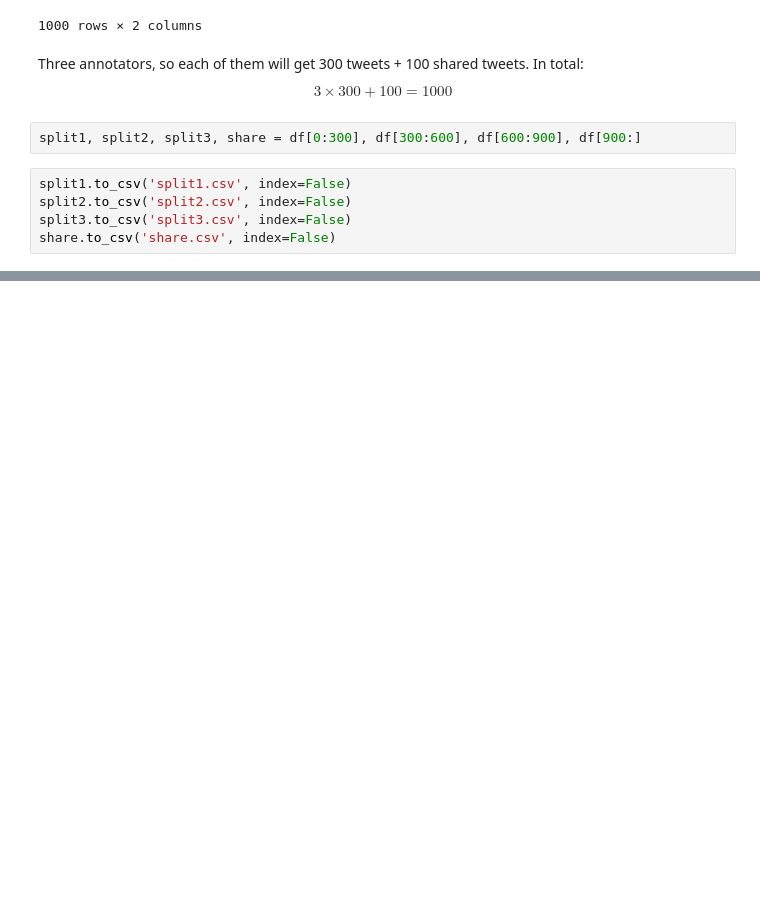
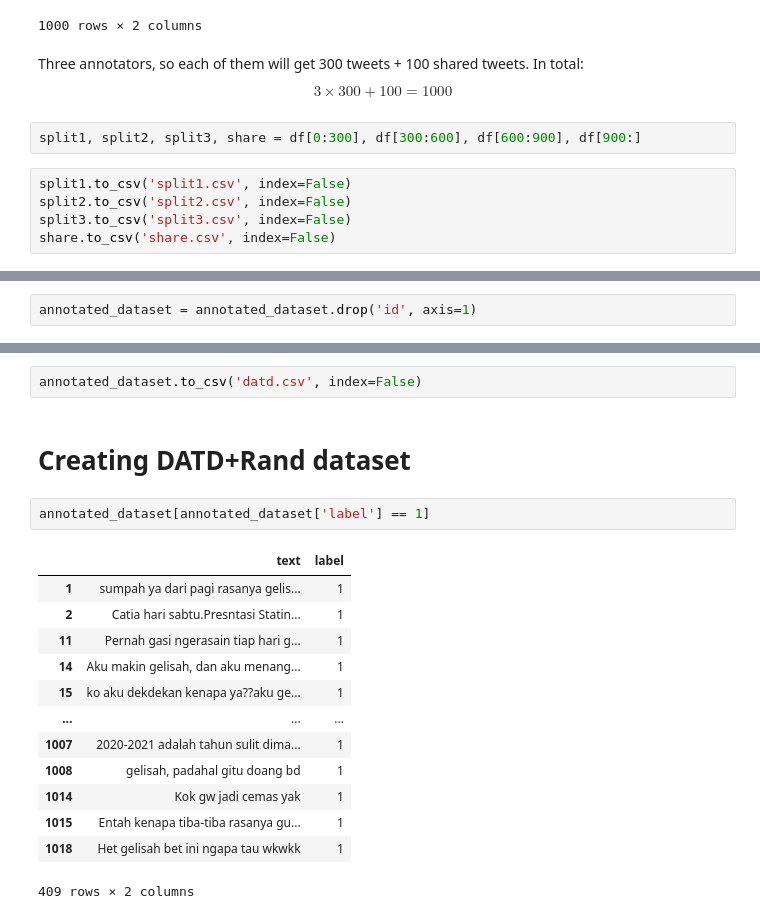
Before and after one commit to b21-cap0029/bangkit-capstone, a Jupyter notebook: ml/dataset/annotator/annotate_split.ipynb, the cells around one changed output, grey strips where cells are left out. Cells and saved outputs as stored; diff of their text form; blank space fills up the shorter version.

```diff
--- a/ml/dataset/annotator/annotate_split.ipynb
+++ b/ml/dataset/annotator/annotate_split.ipynb
@@ -58,0 +145,2 @@ share.to_csv('share.csv', index=False)
+# %%
+annotated_dataset = annotated_dataset.drop('id', axis=1)
@@ -58,0 +164,20 @@ share.to_csv('share.csv', index=False)
+# %%
+annotated_dataset.to_csv('datd.csv', index=False)
+# %% [markdown]
+# Creating DATD+Rand dataset
+# %%
+annotated_dataset[annotated_dataset['label'] == 1]
+# %% [output]
+|  | text | label |
+| 1 | sumpah ya dari pagi rasanya gelis... | 1 |
+| 2 | Catia hari sabtu.Presntasi Statin... | 1 |
+| 11 | Pernah gasi ngerasain tiap hari g... | 1 |
+| 14 | Aku makin gelisah, dan aku menang... | 1 |
+| 15 | ko aku dekdekan kenapa ya??aku ge... | 1 |
+| ... | ... | ... |
+| 1007 | 2020-2021 adalah tahun sulit dima... | 1 |
+| 1008 | gelisah, padahal gitu doang bd | 1 |
+| 1014 | Kok gw jadi cemas yak | 1 |
+| 1015 | Entah kenapa tiba-tiba rasanya gu... | 1 |
+| 1018 | Het gelisah bet ini ngapa tau wkwkk | 1 |
+409 rows × 2 columns
```
Also changed, not shown: parts of 22 cells of this notebook, 2 other files.
